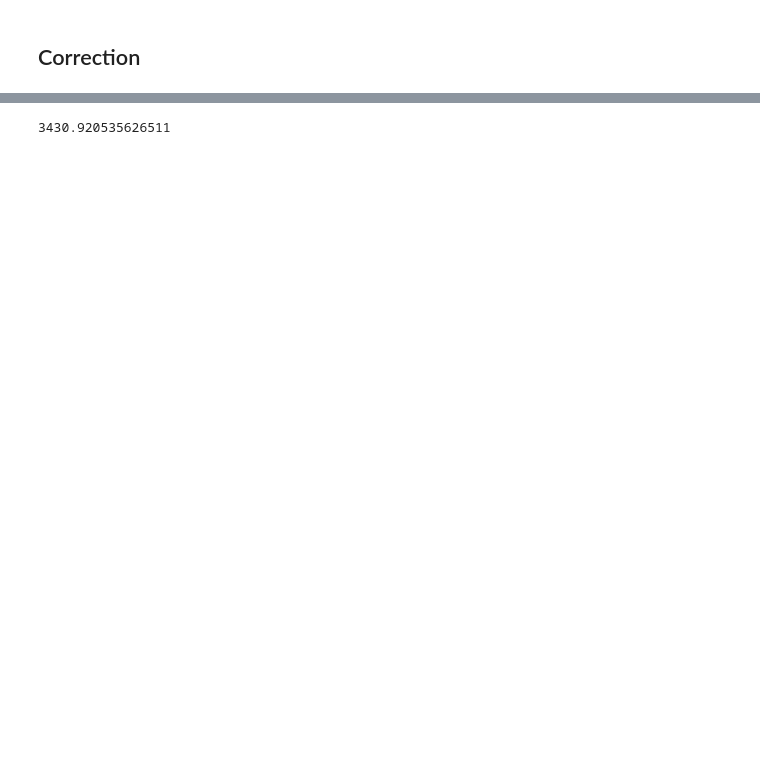
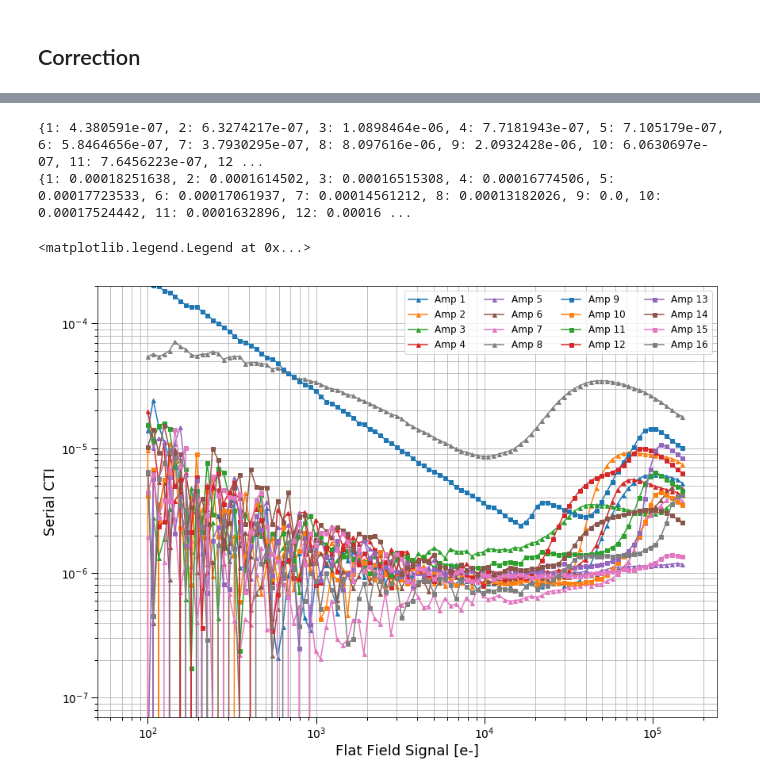
Before and after one commit to Snyder005/ctisim, a Jupyter notebook: notebooks/CorrectingData.ipynb, the cells around one changed output, grey strips where cells are left out. Saved outputs shown, nothing was run; the diff lists cells and outputs as text; code cells hidden in the pictures; blank space fills up the shorter version.

```diff
--- a/notebooks/CorrectingData.ipynb
+++ b/notebooks/CorrectingData.ipynb
@@ -283,4 +146,64 @@ x =oscan_data[amp][1][:, 1:22]-model_results[:, ncols:ncols+21]
-# %%
-np.max(x[:, :5])
-# %% [output]
-3430.920535626511
+# %%
+## Get spline
+raft_name = 'R02'
+ccd_name = 'S02'
+sensor_id = '{0}_{1}'.format(raft_name, ccd_name)
+amp = 1
+pickle.load(open('{0}_amp{1}_traps.pkl'.format(sensor_id, amp), 'rb'))
+
+## Get electronics
+param_results = OverscanParameterResults.from_fits(join(main_dir, raft_name, ccd_name,
+                                                        '{0}_parameter_results.fits'.format(sensor_id)))
+
+cti_results = param_results.cti_results
+drift_scales = param_results.drift_scales
+decay_times = param_results.decay_times
+thresholds = param_results.thresholds
+print(cti_results)
+print(drift_scales)
+# %% [output]
+{1: 4.380591e-07, 2: 6.3274217e-07, 3: 1.0898464e-06, 4: 7.7181943e-07, 5: 7.105179e-07, 6: 5.8464656e-07, 7: 3.7930295e-07, 8: 8.097616e-06, 9: 2.0932428e-06, 10: 6.0630697e-07, 11: 7.6456223e-07, 12 ...
+{1: 0.00018251638, 2: 0.0001614502, 3: 0.00016515308, 4: 0.00016774506, 5: 0.00017723533, 6: 0.00017061937, 7: 0.00014561212, 8: 0.00013182026, 9: 0.0, 10: 0.00017524442, 11: 0.0001632896, 12: 0.00016 ...
+# %%
+signals = np.logspace(2, np.log10(150000.), 100)
+fig, ax = plt.subplots(1, 1, figsize=(14, 10))
+cmap = plt.get_cmap("tab10")
+for amp in range(1, 17):
+    imarr = np.zeros((signals.shape[0], ITL_AMP_GEOM.nx))
+
+    spltrap = pickle.load(open('{0}_amp{1}_traps.pkl'.format(sensor_id, amp), 'rb'))
+    if amp > 8: marker='s'
+    else: marker = '^'
+
+    ## Simulate ramp readout
+    if drift_scales[amp] > 0.:
+        output_amplifier = FloatingOutputAmplifier(1.0, drift_scales[amp], decay_times[amp], thresholds[amp],
+                                                   noise=7.2/np.sqrt(2000.))
+    else:
+        output_amplifier = BaseOutputAmplifier(1.0, noise=7.2/np.sqrt(2000.))
+
+    ramp = SegmentSimulator(imarr, ITL_AMP_GEOM.prescan_width, output_amplifier, cti=cti_results[amp],
+                            traps=spltrap)
+    ramp.ramp_exp(signals)
+    model_results = ramp.readout(serial_overscan_width=ITL_AMP_GEOM.serial_overscan_width,
+                                 parallel_overscan_width=0)
+
+    cti = (model_results[:, 512])/(512*model_results[:, 511])
+    ax.plot(signals, cti, label='Amp {0}'.format(amp),
+            color = cmap((amp-1)%8), marker=marker, markersize=5)
+
+ax.tick_params(axis='x', labelsize=14)
+ax.tick_params(axis='y', labelsize=14)
+ax.tick_params(axis='both', which='major', length=8, width=1)
+ax.tick_params(axis='both', which='minor', length=4, width=1)
+ax.set_ylim(bottom=7E-8, top=2E-4)
+ax.set_xlim(left=50.0, right=240000.)
+ax.set_xscale('log')
+ax.set_yscale('log')
+ax.grid(True, which='both', axis='both')
+ax.set_xlabel('Flat Field Signal [e-]', fontsize=18)
+ax.set_ylabel('Serial CTI', fontsize=18)
+ax.legend(fontsize=12, loc=1, ncol=4)
+# %% [output]
+<matplotlib.legend.Legend at 0x...>
+[figure, added]
```
Also changed, not shown: parts of 15 cells of this notebook, 7 other files.
